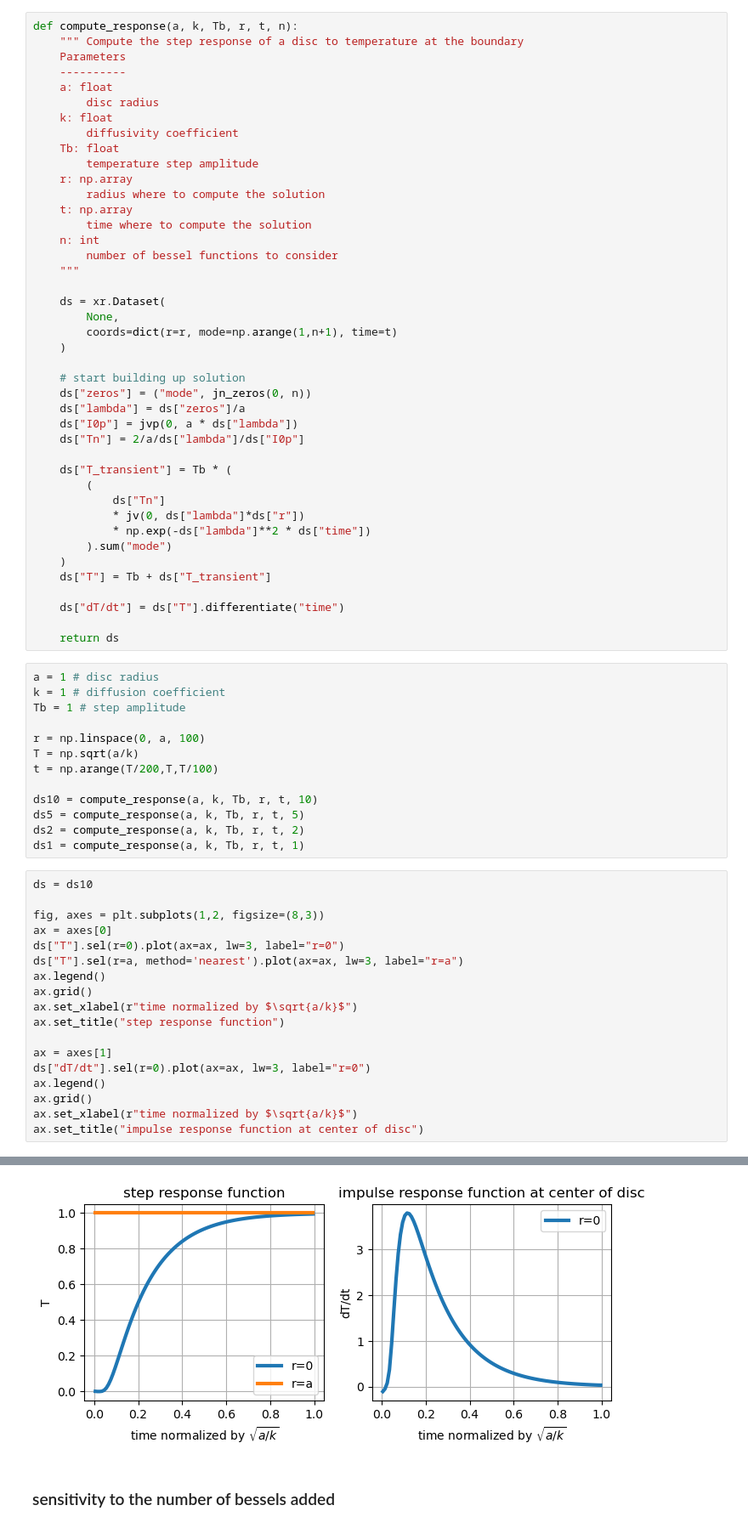
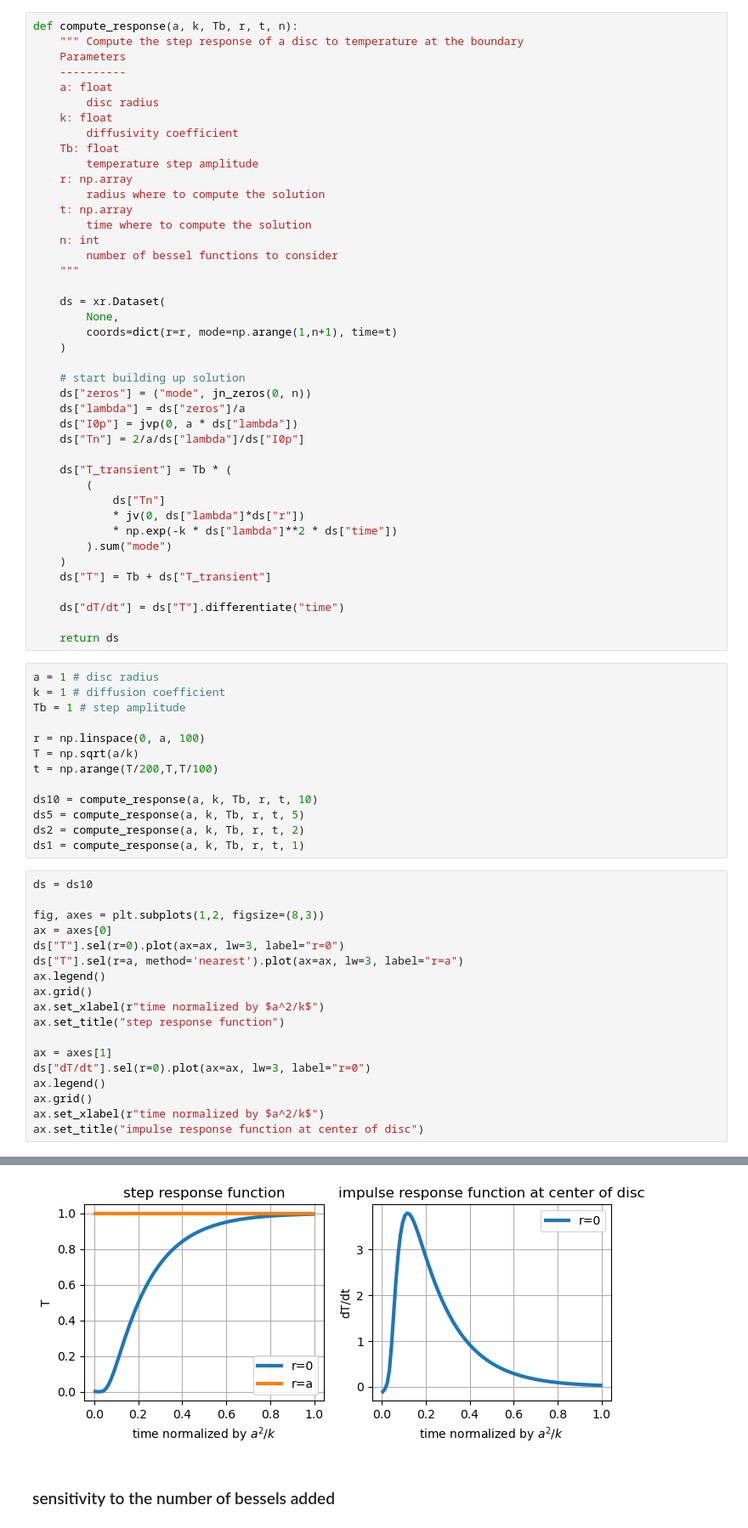
Before and after one commit to apatlpo/das_work, a Jupyter notebook: theory/irf_disc.ipynb, the cells around one changed output, grey strips where cells are left out. Shown at 85% size. Drawn from its saved outputs; the diff is of its cells as text.

```diff
--- a/theory/irf_disc.ipynb
+++ b/theory/irf_disc.ipynb
@@ -41,7 +41,7 @@ def compute_response(a, k, Tb, r, t, n):
         (
             ds["Tn"]
             * jv(0, ds["lambda"]*ds["r"])
-            * np.exp(-ds["lambda"]**2 * ds["time"])
+            * np.exp(-k * ds["lambda"]**2 * ds["time"])
         ).sum("mode")
     )
     ds["T"] = Tb + ds["T_transient"]
@@ -65,24 +65,24 @@ ds1 = compute_response(a, k, Tb, r, t, 1)
 # %%
 ds = ds10
 
 fig, axes = plt.subplots(1,2, figsize=(8,3))
 ax = axes[0]
 ds["T"].sel(r=0).plot(ax=ax, lw=3, label="r=0")
 ds["T"].sel(r=a, method='nearest').plot(ax=ax, lw=3, label="r=a")
 ax.legend()
 ax.grid()
-ax.set_xlabel(r"time normalized by $\sqrt{a/k}$")
+ax.set_xlabel(r"time normalized by $a^2/k$")
 ax.set_title("step response function")
 
 ax = axes[1]
 ds["dT/dt"].sel(r=0).plot(ax=ax, lw=3, label="r=0")
 ax.legend()
 ax.grid()
-ax.set_xlabel(r"time normalized by $\sqrt{a/k}$")
+ax.set_xlabel(r"time normalized by $a^2/k$")
 ax.set_title("impulse response function at center of disc")
 # %% [output]
 Text(0.5, 1.0, 'impulse response function at center of disc')
-[figure, old version]
+[figure, new version]
 # %% [markdown]
 ### sensitivity to the number of bessels added
 # %%
```
Also changed, not shown: parts of 2 cells of this notebook.
